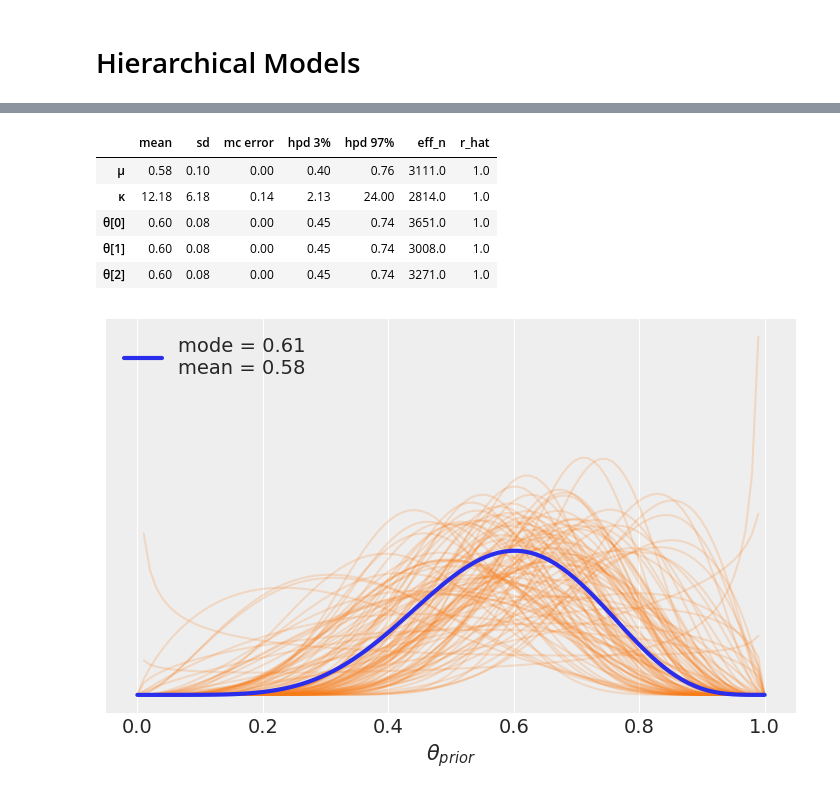
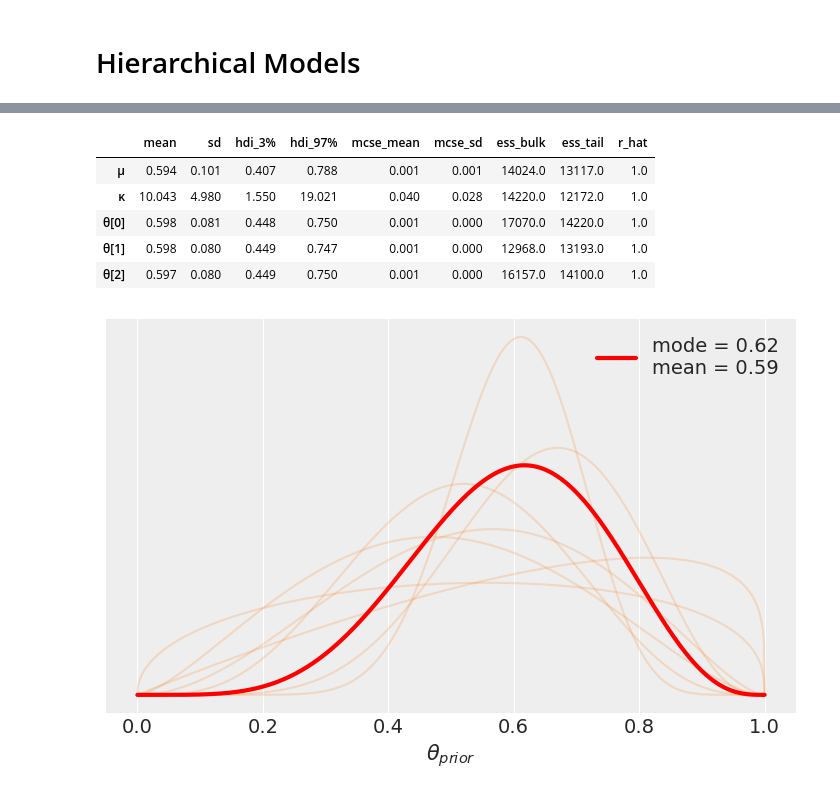
Before and after one commit to Vedia-JerezDaniel/Bayesi_py, a Jupyter notebook: Chapter02/02 Programming probabilistically.ipynb, the cells around one changed output, grey strips where cells are left out. Cells and saved outputs as stored; diff of their text form; code cells hidden in the pictures.

```diff
--- a/Chapter02/02 Programming probabilistically.ipynb
+++ b/Chapter02/02 Programming probabilistically.ipynb
@@ -264,5 +265,4 @@ plt.savefig('B11197_02_16.png', dpi=300)
 # %%
 tip = tips['tip'].values
-idx = pd.Categorical(tips['day'],
-                     categories=['Thur', 'Fri', 'Sat', 'Sun']).codes
+idx = pd.Categorical(tips['day'], categories=['Thur', 'Fri', 'Sat', 'Sun']).codes #encondes the variable
 groups = len(np.unique(idx))
@@ -269,13 +273,11 @@ groups = len(np.unique(idx))
 # %%
 with pm.Model() as comparing_groups:
     μ = pm.Normal('μ', mu=0, sd=10, shape=groups)
-    σ = pm.HalfNormal('σ', sd=10, shape=groups)
-
+    σ = pm.HalfNormal('σ', sd=7.5, shape=groups)
     y = pm.Normal('y', mu=μ[idx], sd=σ[idx], observed=tip)
-
-    trace_cg = pm.sample(5000)
+    trace_cg = pm.sample(5000, cores=2)
 az.plot_trace(trace_cg)
-plt.savefig('B11197_02_17.png', dpi=300)
+# plt.savefig('B11197_02_17.png', dpi=300)
 # %% [output]
 Auto-assigning NUTS sampler...
 Initializing NUTS using jitter+adapt_diag...
@@ -285,8 +293,6 @@ NUTS: [σ, μ]
 # %%
 dist = stats.norm()
-
-_, ax = plt.subplots(3, 2, figsize=(14, 8), constrained_layout=True)
-
+_, ax = plt.subplots(3, 2, figsize=(12, 8), constrained_layout=True)
 comparisons = [(i, j) for i in range(4) for j in range(i+1, 4)]
 pos = [(k, l) for k in range(3) for l in (0, 1)]
 
@@ -299,5 +305,5 @@ for (i, j), (k, l) in zip(comparisons, pos):
     ax[k, l].plot(
         0, label=f"Cohen's d = {d_cohen:.2f}\nProb sup = {ps:.2f}", alpha=0)
     ax[k, l].legend()
-plt.savefig('B11197_02_18.png', dpi=300)
+# plt.savefig('B11197_02_18.png', dpi=300)
 # %% [output]
@@ -316,13 +320,11 @@ for i in range(0, len(N_samples)):
     data.extend(np.repeat([1, 0], [G_samples[i], N_samples[i]-G_samples[i]]))
 # %%
 with pm.Model() as model_h:
-    μ = pm.Beta('μ', 1., 1.)
-    κ = pm.HalfNormal('κ', 10)
-
+    μ = pm.Beta('μ', 1., .5)
+    κ = pm.HalfNormal('κ', 8)
     θ = pm.Beta('θ', alpha=μ*κ, beta=(1.0-μ)*κ, shape=len(N_samples))
     y = pm.Bernoulli('y', p=θ[group_idx], observed=data)
-
-    trace_h = pm.sample(2000)
+    trace_h = pm.sample(10000,cores=2)
 # %% [output]
 Auto-assigning NUTS sampler...
 Initializing NUTS using jitter+adapt_diag...
@@ -336,35 +346,36 @@ plt.savefig('B11197_02_20.png', dpi=300)
 # %%
 az.summary(trace_h)
+# len(trace_h)
 # %% [output]
-|  | mean | sd | mc error | hpd 3% | hpd 97% | eff_n | r_hat |
-| μ | 0.58 | 0.10 | 0.00 | 0.40 | 0.76 | 3111.0 | 1.0 |
-| κ | 12.18 | 6.18 | 0.14 | 2.13 | 24.00 | 2814.0 | 1.0 |
-| θ[0] | 0.60 | 0.08 | 0.00 | 0.45 | 0.74 | 3651.0 | 1.0 |
-| θ[1] | 0.60 | 0.08 | 0.00 | 0.45 | 0.74 | 3008.0 | 1.0 |
-| θ[2] | 0.60 | 0.08 | 0.00 | 0.45 | 0.74 | 3271.0 | 1.0 |
+|  | mean | sd | hdi_3% | hdi_97% | mcse_mean | mcse_sd | ess_bulk | ess_tail | r_hat |
+| μ | 0.594 | 0.101 | 0.407 | 0.788 | 0.001 | 0.001 | 14024.0 | 13117.0 | 1.0 |
+| κ | 10.043 | 4.980 | 1.550 | 19.021 | 0.040 | 0.028 | 14220.0 | 12172.0 | 1.0 |
+| θ[0] | 0.598 | 0.081 | 0.448 | 0.750 | 0.001 | 0.000 | 17070.0 | 14220.0 | 1.0 |
+| θ[1] | 0.598 | 0.080 | 0.449 | 0.747 | 0.001 | 0.000 | 12968.0 | 13193.0 | 1.0 |
+| θ[2] | 0.597 | 0.080 | 0.449 | 0.750 | 0.001 | 0.000 | 16157.0 | 14100.0 | 1.0 |
 # %%
-x = np.linspace(0, 1, 100)
-for i in np.random.randint(0, len(trace_h), size=100):
+x = np.linspace(0, 1, 1000)
+for i in np.random.randint(0, len(trace_h), size=7):
     u = trace_h['μ'][i]
     k = trace_h['κ'][i]
     pdf = stats.beta(u*k, (1.0-u)*k).pdf(x)
-    plt.plot(x, pdf,  'C1', alpha=0.2)
+    plt.plot(x, pdf,  'C1', alpha=0.2) #C1 todos del mismo color
 
 u_mean = trace_h['μ'].mean()
 k_mean = trace_h['κ'].mean()
 dist = stats.beta(u_mean*k_mean, (1.0-u_mean)*k_mean)
 pdf = dist.pdf(x)
 mode = x[np.argmax(pdf)]
 mean = dist.moment(1)
-plt.plot(x, pdf, lw=3, label=f'mode = {mode:.2f}\nmean = {mean:.2f}')
+plt.plot(x, pdf, 'r' ,lw=3, label=f'mode = {mode:.2f}\nmean = {mean:.2f}')
 plt.yticks([])
 
 plt.legend()
 plt.xlabel('$θ_{prior}$')
 plt.tight_layout()
-plt.savefig('B11197_02_21.png', dpi=300)
+# plt.savefig('B11197_02_21.png', dpi=300)
 # %% [output]
-[figure, old version]
+[figure, new version]
 # %%
 cs_data = pd.read_csv('../data/chemical_shifts_theo_exp.csv')
 diff = cs_data.theo.values - cs_data.exp.values
```
Also changed, not shown: parts of 10 cells of this notebook.
